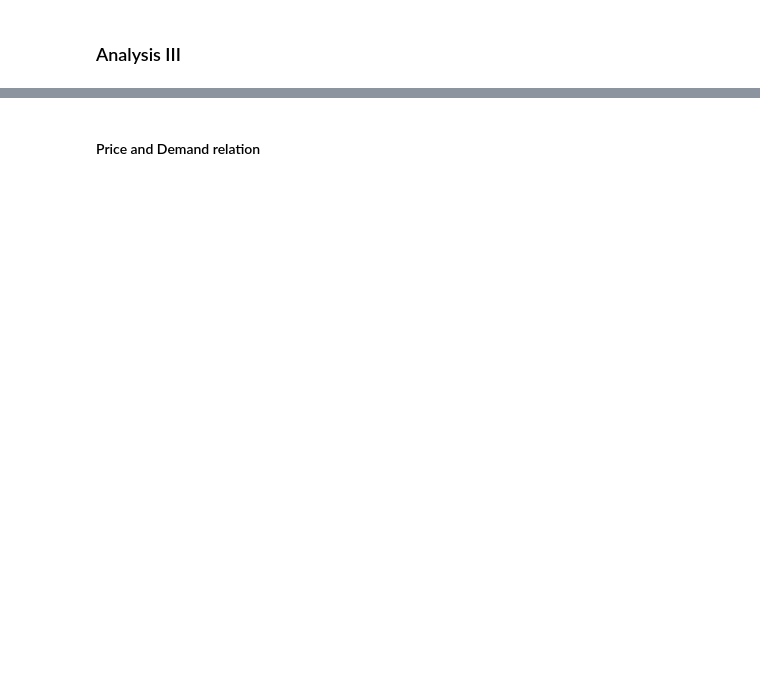
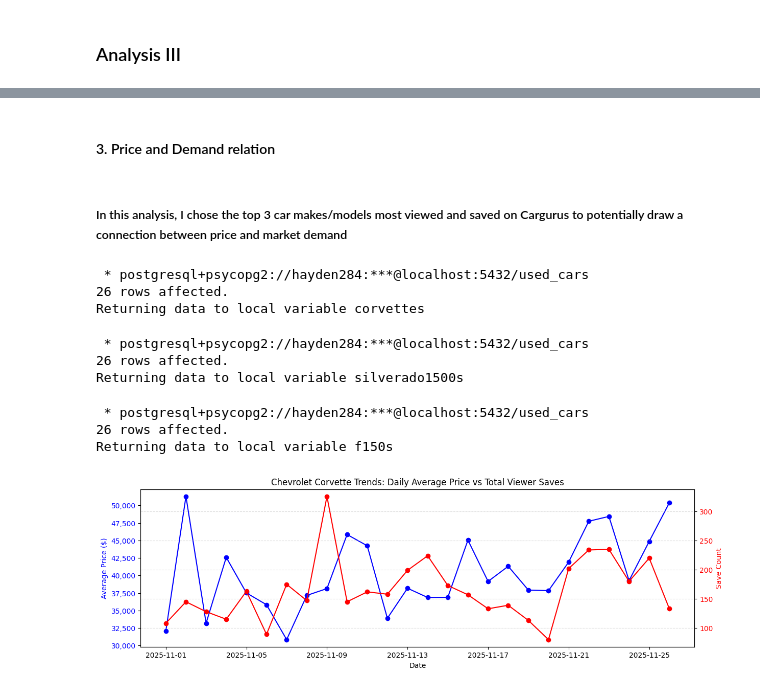
Before and after one commit to hayden-huynh/Used-Car-Market-Analysis, a Jupyter notebook: data-analysis/market-analysis.ipynb, the cells around one changed output, grey strips where cells are left out. Saved outputs shown, nothing was run; the diff lists cells and outputs as text; code cells hidden in the pictures; blank space fills up the shorter version.

Commit message:
Writing up analysis insights

```diff
--- a/data-analysis/market-analysis.ipynb
+++ b/data-analysis/market-analysis.ipynb
@@ -437,4 +521,77 @@ LIMIT 10
 | Ford | E-Series Chassis | 241 |
 | INFINITI | M35 | 234 |
 # %% [markdown]
-#### Price and Demand relation
+#### 3. Price and Demand relation
+# %% [markdown]
+##### In this analysis, I chose the top 3 car makes/models most viewed and saved on Cargurus to potentially draw a connection between price and market demand
+# %%
+%%sql corvettes <<
+SELECT f.created_at::date AS date,
+    SUM(f.save_count) AS saves,
+    ROUND(AVG(f.price)::numeric, 0) AS avg_price
+FROM fact_latest_listing_per_date f JOIN dim_car c
+    ON f.vin = c.vin
+WHERE f.created_at::date >= '2025-11-01'
+    AND c.make = 'Chevrolet'
+    AND c.model = 'Corvette'
+GROUP BY f.created_at::date
+# %% [output]
+ * postgresql+psycopg2://hayden284:***@localhost:5432/used_cars
+26 rows affected.
+Returning data to local variable corvettes
+# %%
+%%sql silverado1500s <<
+SELECT f.created_at::date AS date,
+    SUM(f.save_count) AS saves,
+    ROUND(AVG(f.price)::numeric, 0) AS avg_price
+FROM fact_latest_listing_per_date f JOIN dim_car c
+    ON f.vin = c.vin
+WHERE f.created_at::date >= '2025-11-01'
+    AND c.make = 'Chevrolet'
+    AND c.model = 'Silverado 1500'
+GROUP BY f.created_at::date
+# %% [output]
+ * postgresql+psycopg2://hayden284:***@localhost:5432/used_cars
+26 rows affected.
+Returning data to local variable silverado1500s
+# %%
+%%sql f150s <<
+SELECT f.created_at::date AS date,
+    SUM(f.save_count) AS saves,
+    ROUND(AVG(f.price)::numeric, 0) AS avg_price
+FROM fact_latest_listing_per_date f JOIN dim_car c
+    ON f.vin = c.vin
+WHERE f.created_at::date >= '2025-11-01'
+    AND c.make = 'Ford'
+    AND c.model = 'F-150'
+GROUP BY f.created_at::date
+# %% [output]
+ * postgresql+psycopg2://hayden284:***@localhost:5432/used_cars
+26 rows affected.
+Returning data to local variable f150s
+# %%
+corvettes_df = corvettes.DataFrame()
+corvettes_df['avg_price'] = pd.to_numeric(corvettes_df['avg_price'])
+
+fig, ax1 = plt.subplots(figsize=(14,4))
+
+# --- First line: Average Price ---
+ax1.plot(corvettes_df["date"], corvettes_df["avg_price"], color="blue", marker="o", label="Average Price")
+ax1.set_xlabel("Date")
+ax1.set_ylabel("Average Price ($)", color="blue")
+ax1.tick_params(axis="y", labelcolor="blue")
+ax1.yaxis.set_major_formatter(mtick.StrMethodFormatter("{x:,.0f}"))
+
+# --- Second line: Save Count (secondary y-axis) ---
+ax2 = ax1.twinx()
+ax2.plot(corvettes_df["date"], corvettes_df["saves"], color="red", marker="o", label="Total Saves")
+ax2.set_ylabel("Save Count", color="red")
+ax2.tick_params(axis="y", labelcolor="red")
+ax2.yaxis.set_major_formatter(mtick.StrMethodFormatter("{x:,.0f}"))
+
+plt.title("Chevrolet Corvette Trends: Daily Average Price vs Total Viewer Saves")
+plt.grid(True, axis="both", linestyle="--", alpha=0.4)
+
+plt.show()
+# %% [output]
+[figure, added]
```
Also changed, not shown: parts of 28 cells of this notebook.
